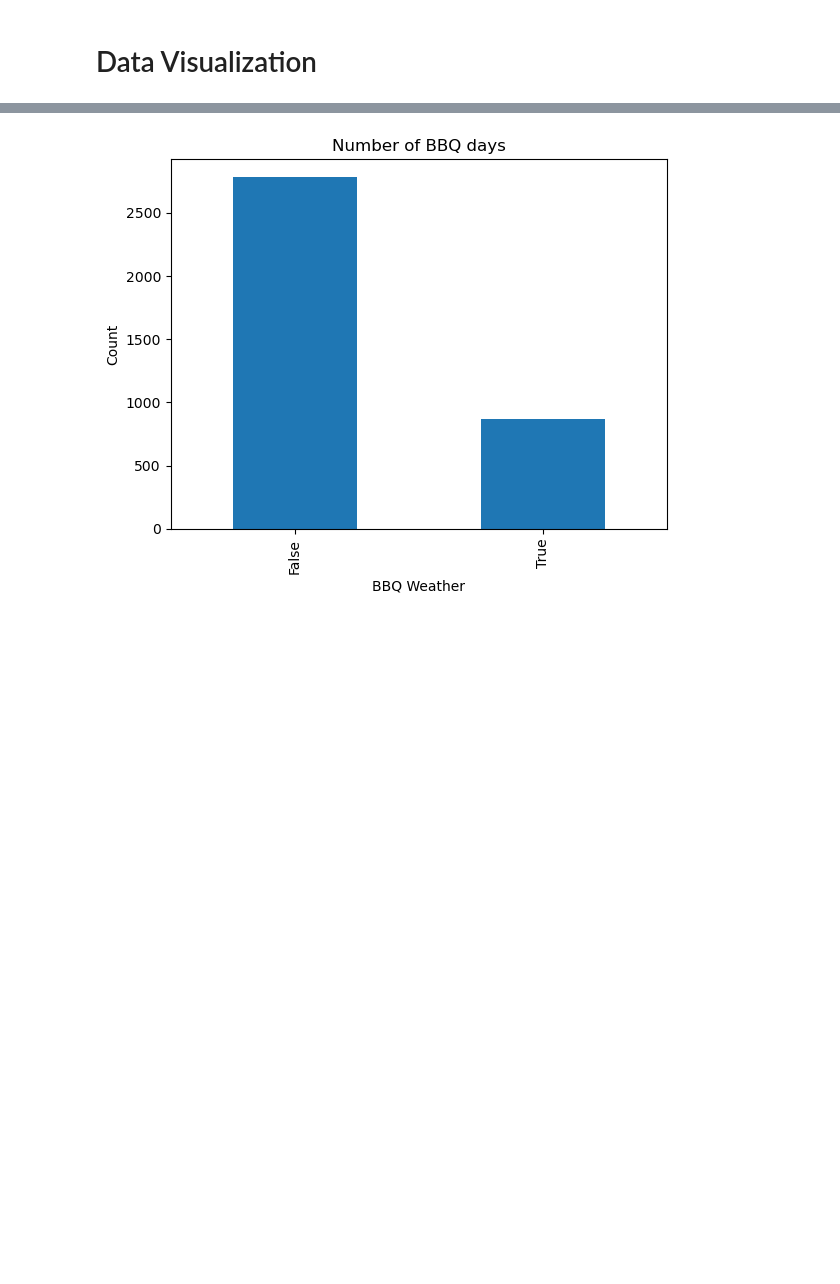
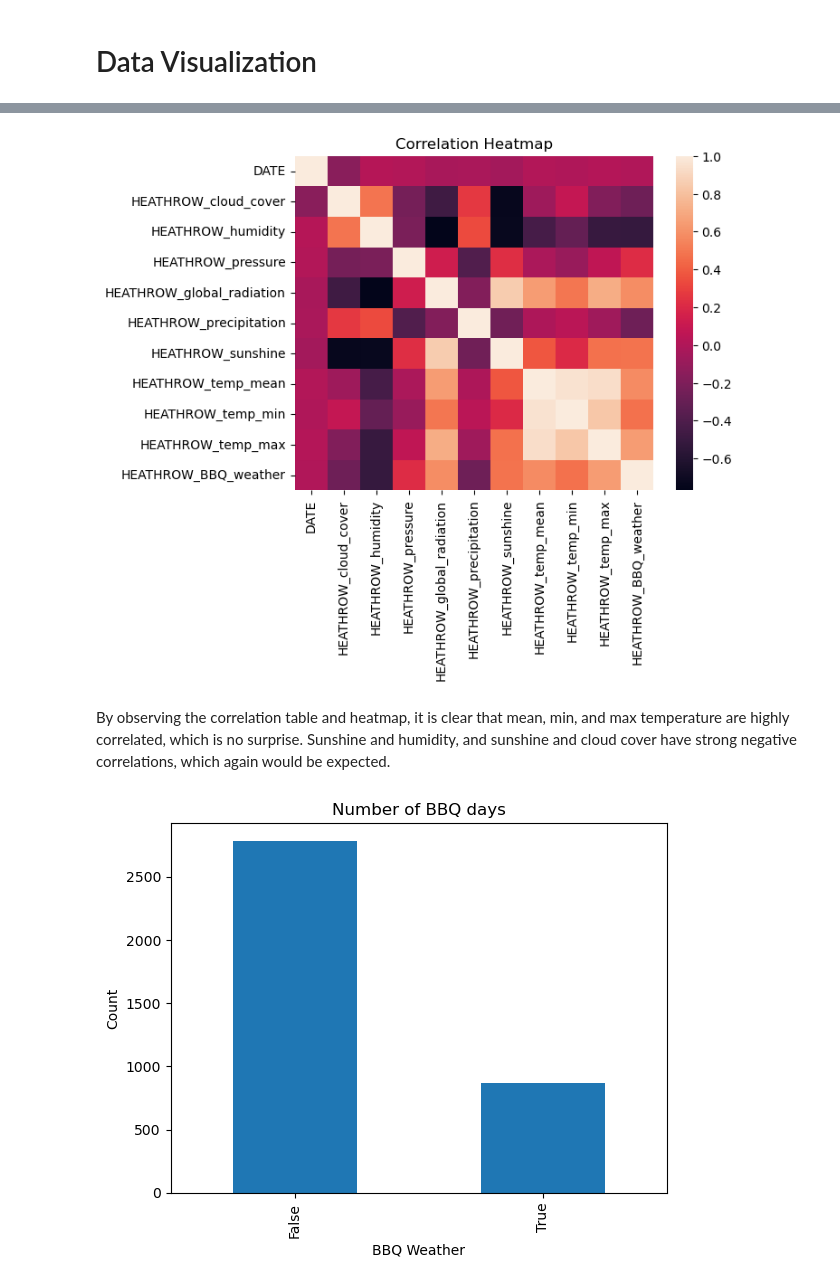
Before and after one commit to lalynjay/weather_classification, a Jupyter notebook: weather_classification.ipynb, the cells around one changed output, grey strips where cells are left out. Drawn from its saved outputs; the diff is of its cells as text; code cells hidden in the pictures; blank space fills up the shorter version.

```diff
--- a/weather_classification.ipynb
+++ b/weather_classification.ipynb
@@ -261,3 +257,10 @@ The weather was suitable for a bbq on about 24% of the recorded dates. This is n
+# %%
+# heatmap
+sns.heatmap(base_df_heathrow.corr()).set_title("Correlation Heatmap");
+# %% [output]
+[figure, added]
+# %% [markdown]
+By observing the correlation table and heatmap, it is clear that mean, min, and max temperature are highly correlated, which is no surprise. Sunshine and humidity, and sunshine and cloud cover have strong negative correlations, which again would be expected.
 # %%
 # barplot to visualize true and false ratios
 base_df_heathrow['HEATHROW_BBQ_weather'].value_counts().plot.bar(title='Number of BBQ days', ylabel='Count').set_xlabel('BBQ Weather');
```
Also changed, not shown: parts of 78 cells of this notebook, 1 other file.
